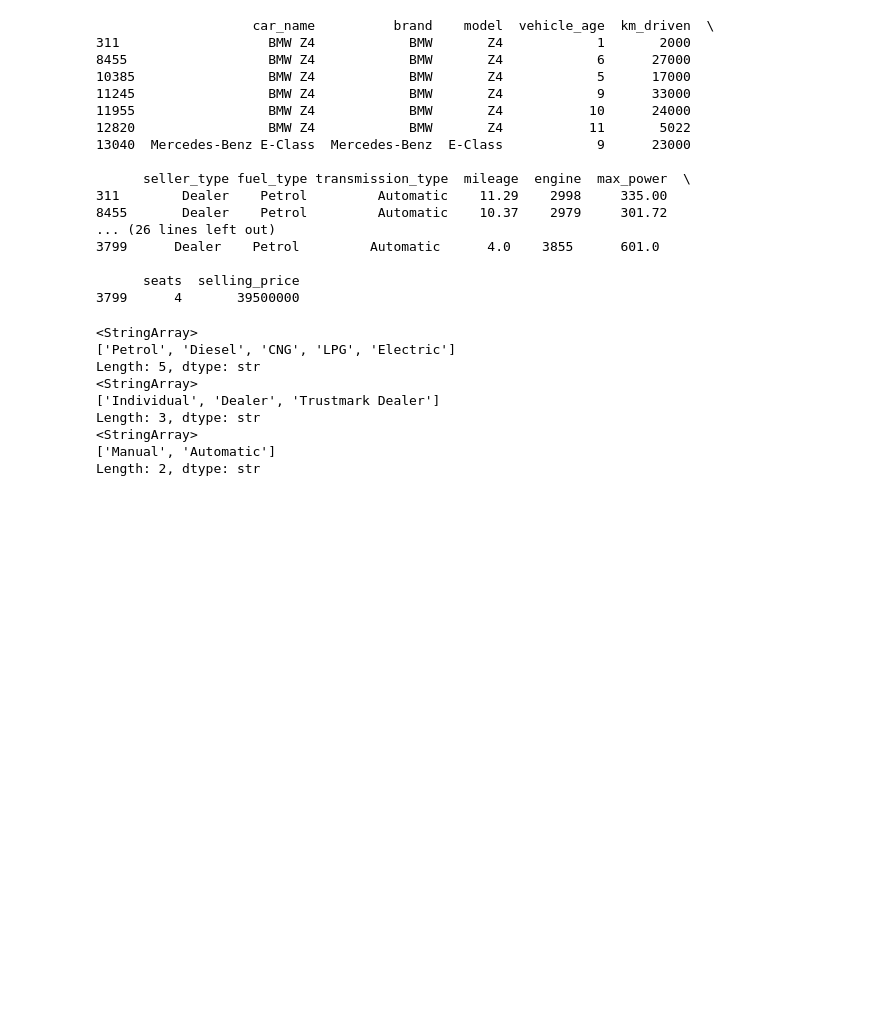
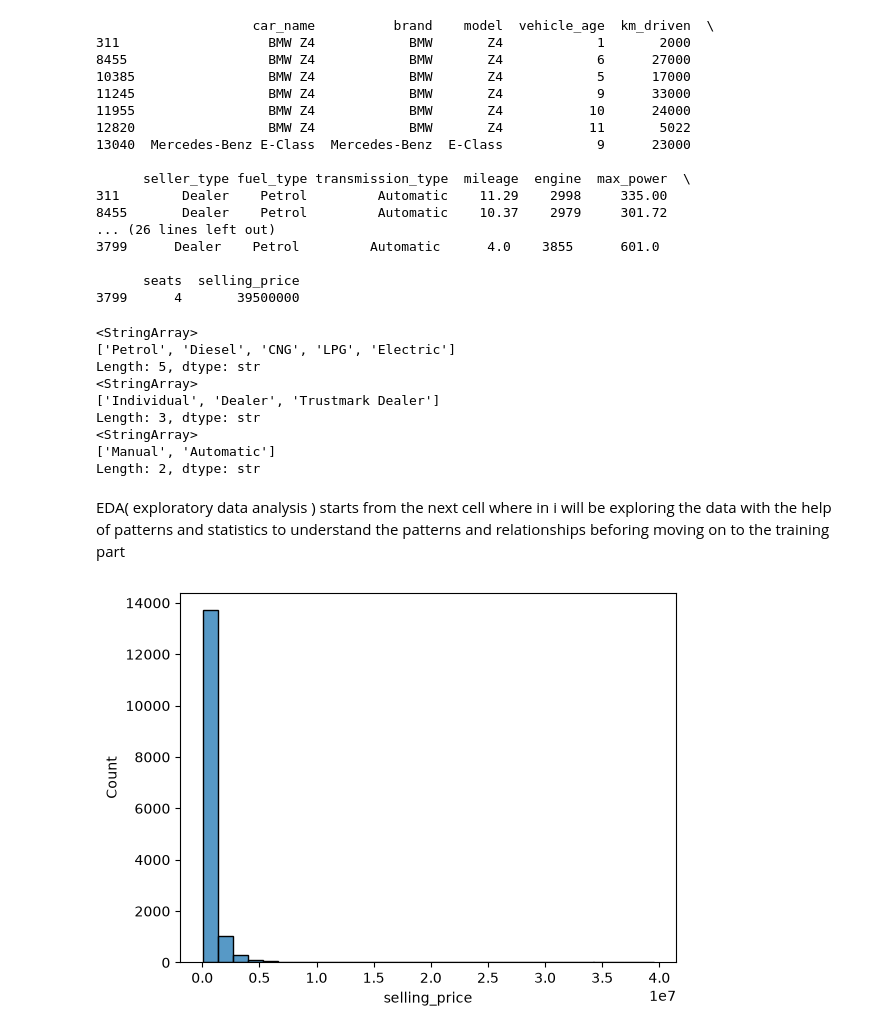
Before and after one commit to Aaroh22/used-car-price-prediction, a Jupyter notebook: Notebooks/01_data_loading.ipynb, the cells around one changed output. Cells and saved outputs as stored; diff of their text form; code cells hidden in the pictures; blank space fills up the shorter version.

Commit message:
Complete EDA(exploratory data analysis)

```diff
--- a/Notebooks/01_data_loading.ipynb
+++ b/Notebooks/01_data_loading.ipynb
@@ -313,3 +313,12 @@ Length: 3, dtype: str
 <StringArray>
 ['Manual', 'Automatic']
 Length: 2, dtype: str
+# %% [markdown]
+EDA( exploratory data analysis ) starts from the next cell where in i will be exploring the data with the
+help of patterns and statistics to understand the patterns and relationships beforing moving on to the training part
+# %%
+# 1. Using histogram on selling price
+sns.histplot(df["selling_price"],bins=30)
+plt.show()
+# %% [output]
+[figure, added]
```
Also changed, not shown: parts of 9 cells of this notebook.
